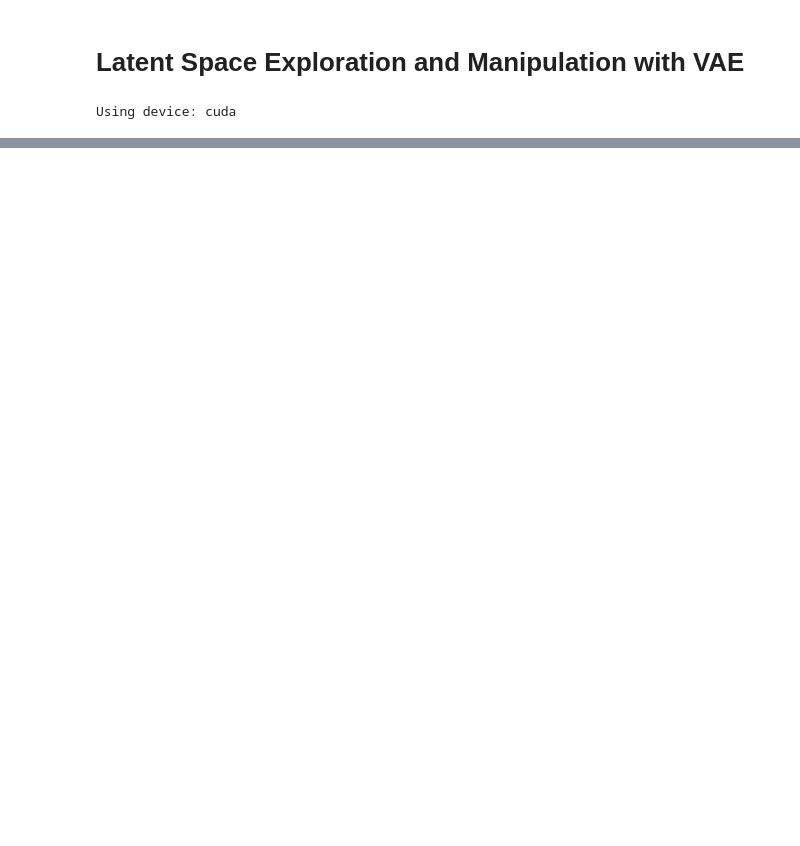
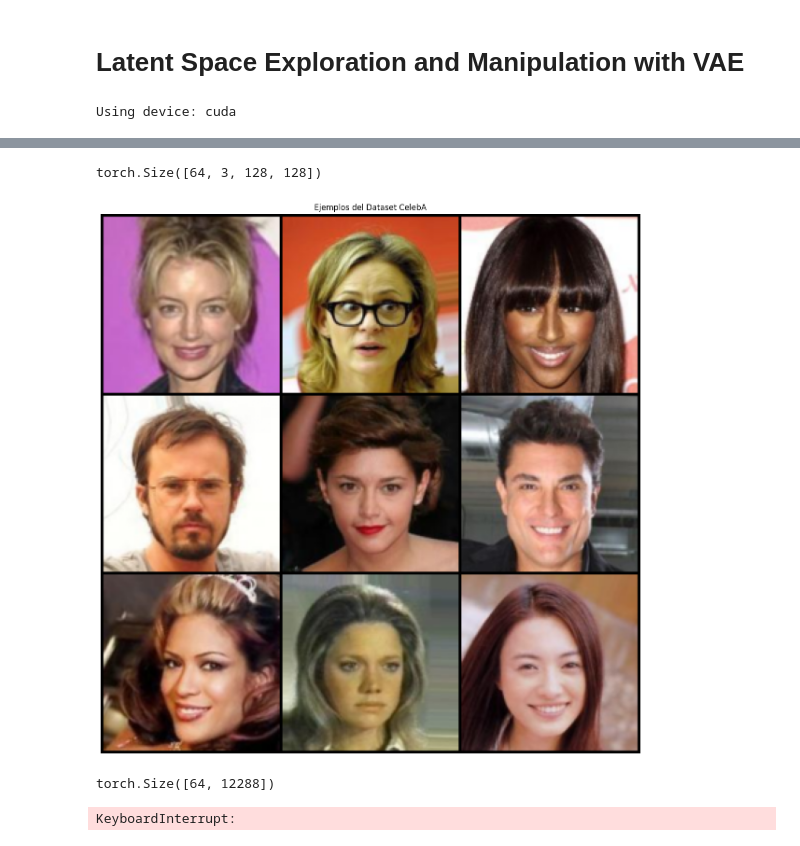
Before and after one commit to angelr-code/vae-project, a Jupyter notebook: notebooks/latent_exploration.ipynb, the cells around one changed output, grey strips where cells are left out. Saved outputs shown, nothing was run; the diff lists cells and outputs as text; code cells hidden in the pictures; blank space fills up the shorter version.

Commit message:
CelebA dataset loading and visualization pipeline and code documentation for clarity

```diff
--- a/notebooks/latent_exploration.ipynb
+++ b/notebooks/latent_exploration.ipynb
@@ -9,5 +23,3 @@ device = torch.device("cuda" if torch.cuda.is_available() else "cpu")
 print(f"Using device: {device}")
 # %% [output]
 Using device: cuda
-# %%
-dataset = datasets.CelebA(root='./data', split='train', download=True, transform=transforms.ToTensor())
@@ -18,0 +90,44 @@ FileURLRetrievalError: Failed to retrieve file url:
+# %%
+celeba_root = r"C:\Users\Ángel\Documents\GitHub\vae-project\notebooks\data\celeba\img_align_celeba"
+
+celeba_loader = load_celeba(celeba_root, num_workers=0, image_size=64)
+# %%
+for batch in celeba_loader:
+    print(f"{batch.shape}")
+    break
+# %% [output]
+torch.Size([64, 3, 128, 128])
+# %%
+def denormalize(tensor):
+
+    if len(tensor.shape) == 4:
+        result = tensor.clone().detach()
+        result = (result * 0.5 ) + 0.5
+        return result
+    else:
+        # Single image
+        return (tensor * 0.5) + 0.5
+# %%
+def visualize_celeba_examples(dataloader, num_examples, fig_size = (15,15)):
+    dataiter = iter(dataloader)
+    images = next(dataiter)
+
+    images = images[:num_examples]
+
+    images = denormalize(images)
+
+    nrow = int(np.sqrt(num_examples))
+
+    grid = torchvision.utils.make_grid(images, nrow=nrow, padding=2)
+
+    grid_np = grid.cpu().numpy().transpose((1,2,0))
+
+    plt.figure(figsize=fig_size)
+    plt.imshow(grid_np)
+    plt.axis('off')
+    plt.title('Ejemplos del Dataset CelebA')
+    plt.show()
+# %%
+visualize_celeba_examples(dataloader=celeba_loader, num_examples=9, fig_size=(15,15))
+# %% [output]
+[figure, added]
@@ -18,0 +141,12 @@ FileURLRetrievalError: Failed to retrieve file url:
+# %%
+device = torch.device("cuda" if torch.cuda.is_available() else "cpu")
+
+for batch in celeba_loader:
+    print(batch.shape)
+    break
+
+# Entrenamos
+train(vae_model, celeba_loader, optimizer, device, epochs=20)
+# %% [output]
+torch.Size([64, 12288])
+KeyboardInterrupt:
```
Also changed, not shown: parts of 9 cells of this notebook, 3 other files.
